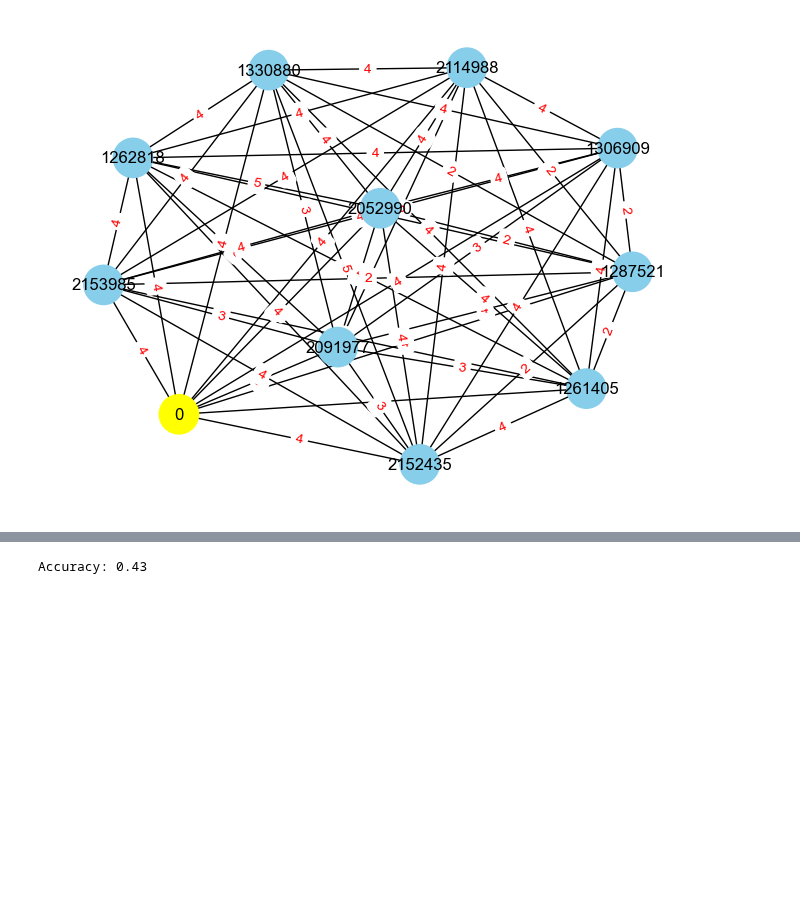
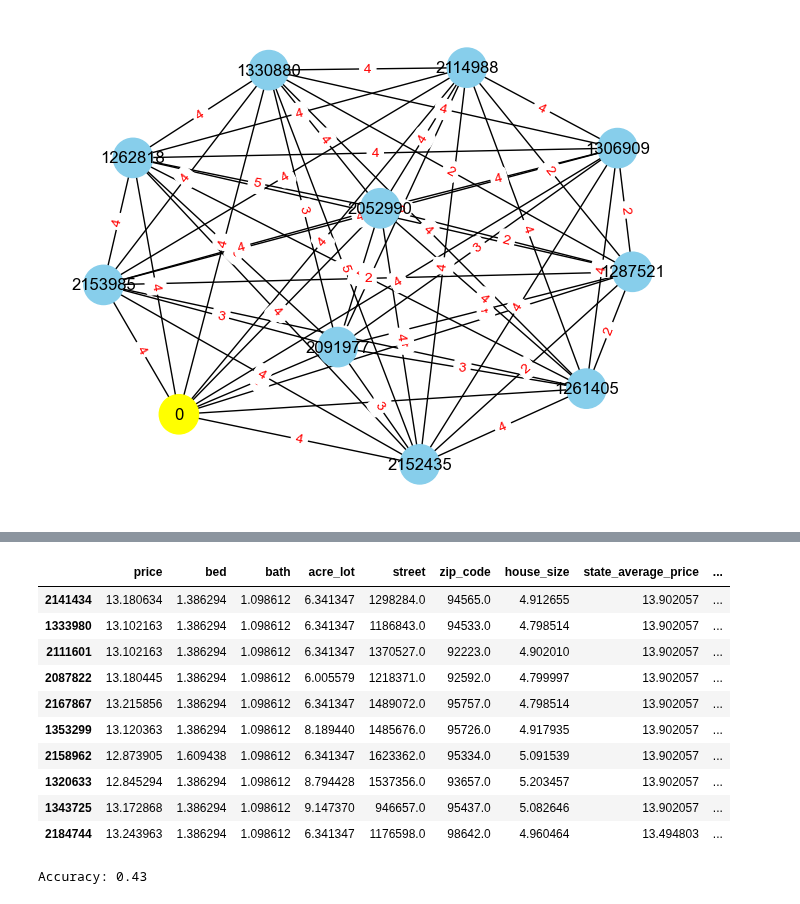
Before and after one commit to AmrWalidi/house-price-prediction-, a Jupyter notebook: house_price_prediction.ipynb, the cells around one changed output, grey strips where cells are left out. Drawn from its saved outputs; the diff is of its cells as text; code cells hidden in the pictures; blank space fills up the shorter version.

Commit message:
modify the malatya centrality algorithm

```diff
--- a/house_price_prediction.ipynb
+++ b/house_price_prediction.ipynb
@@ -564,3 +560,30 @@ plot_graph(X_test.iloc[0])
 [figure]
 [figure]
 [figure]
+# %%
+def best_centrality_analysis(data):
+    best_nodes_less_than_25 = get_best_similar_nodes(data=data, cls='less than 25%', size=1000, best=10)
+    best_nodes_between_25_and_50 = get_best_similar_nodes(data=data, cls='between 25% and 50%', size=1000, best=10)
+    best_nodes_between_50_and_75 = get_best_similar_nodes(data=data, cls='between 50% and 75%', size=1000, best=10)
+    best_nodes_above_75 = get_best_similar_nodes(data=data, cls='above 75%', size=1000, best=10)
+
+    c1, _ = malatya_centrality(best_nodes_less_than_25)
+    c2, _ = malatya_centrality(best_nodes_between_25_and_50)
+    c3, _ = malatya_centrality(best_nodes_between_50_and_75)
+    c4, _ = malatya_centrality(best_nodes_above_75)
+
+    centrality_list = [c1, c2, c3, c4]
+    graph_index = centrality_list.index(max(centrality_list))
+
+    best_nodes_groups = {
+        0: best_nodes_less_than_25,
+        1: best_nodes_between_25_and_50,
+        2: best_nodes_between_50_and_75,
+        3: best_nodes_above_75,
+    }
+
+    best_nodes = best_nodes_groups[graph_index]
+
+    best_node_indices = [d['index'] for d in best_nodes]
+
+    return df9.loc[best_node_indices]
@@ -567,3 +606,17 @@ plot_graph(X_test.iloc[0])
+# %%
+best_centrality_analysis(X_test.iloc[0])
+# %% [output]
+|  | price | bed | bath | acre_lot | street | zip_code | house_size | state_average_price | ... |
+| 2141434 | 13.180634 | 1.386294 | 1.098612 | 6.341347 | 1298284.0 | 94565.0 | 4.912655 | 13.902057 | ... |
+| 1333980 | 13.102163 | 1.386294 | 1.098612 | 6.341347 | 1186843.0 | 94533.0 | 4.798514 | 13.902057 | ... |
+| 2111601 | 13.102163 | 1.386294 | 1.098612 | 6.341347 | 1370527.0 | 92223.0 | 4.902010 | 13.902057 | ... |
+| 2087822 | 13.180445 | 1.386294 | 1.098612 | 6.005579 | 1218371.0 | 92592.0 | 4.799997 | 13.902057 | ... |
+| 2167867 | 13.215856 | 1.386294 | 1.098612 | 6.341347 | 1489072.0 | 95757.0 | 4.798514 | 13.902057 | ... |
+| 1353299 | 13.120363 | 1.386294 | 1.098612 | 8.189440 | 1485676.0 | 95726.0 | 4.917935 | 13.902057 | ... |
+| 2158962 | 12.873905 | 1.609438 | 1.098612 | 6.341347 | 1623362.0 | 95334.0 | 5.091539 | 13.902057 | ... |
+| 1320633 | 12.845294 | 1.386294 | 1.098612 | 8.794428 | 1537356.0 | 93657.0 | 5.203457 | 13.902057 | ... |
+| 1343725 | 13.172868 | 1.386294 | 1.098612 | 9.147370 | 946657.0 | 95437.0 | 5.082646 | 13.902057 | ... |
+| 2184744 | 13.243963 | 1.386294 | 1.098612 | 6.341347 | 1176598.0 | 98642.0 | 4.960464 | 13.494803 | ... |
 # %%
 y_pred = pd.DataFrame(
     {'class': [class_predict(data_point) for data_point in X_test.head(200).itertuples(index=False)]})
```
Also changed, not shown: parts of 3 cells of this notebook.
